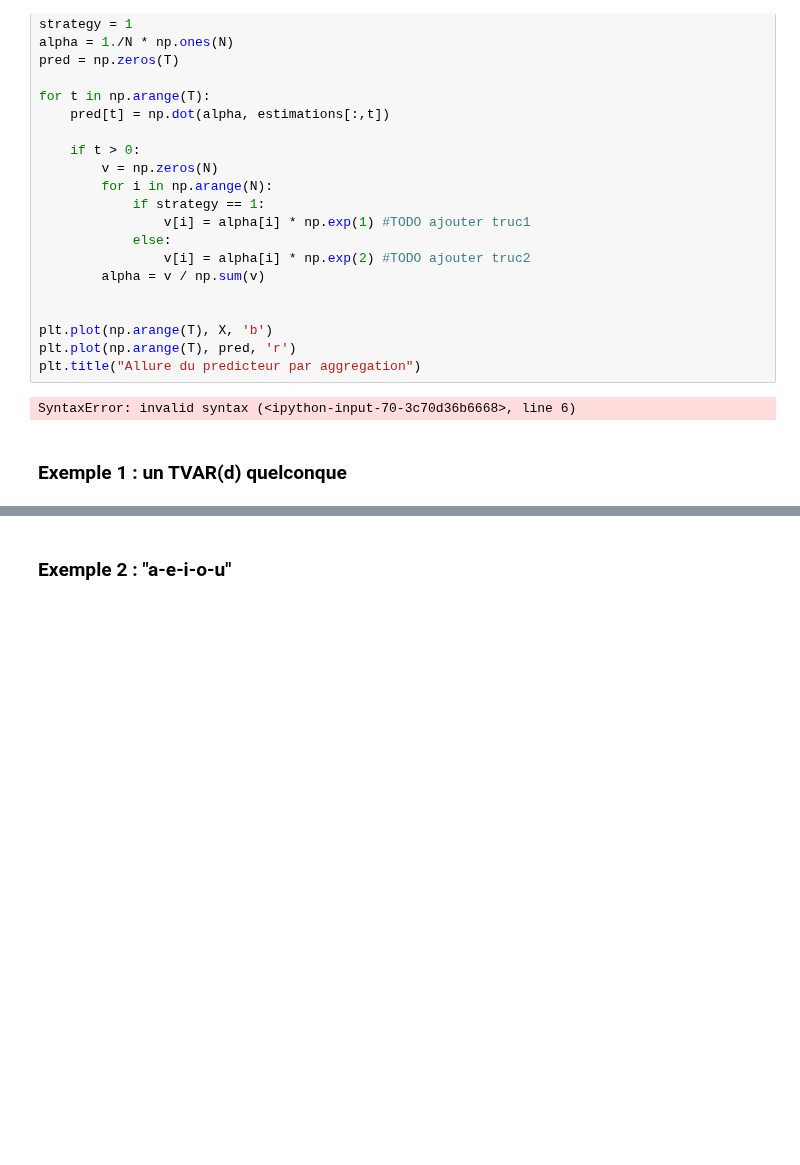
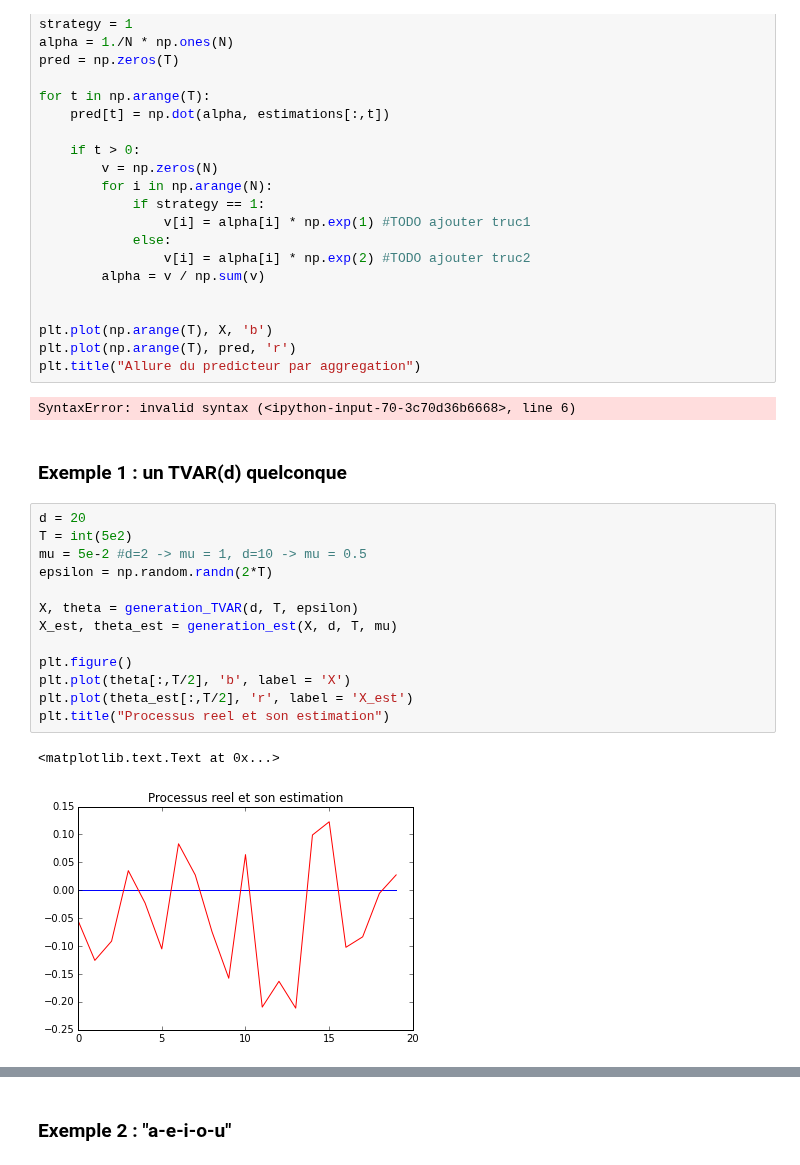
Before and after one commit to jngod2011/TVAR_Prediction, a Jupyter notebook: TVAR_d.ipynb, the cells around one changed output, grey strips where cells are left out. Drawn from its saved outputs; the diff is of its cells as text; blank space fills up the shorter version.

```diff
--- a/TVAR_d.ipynb
+++ b/TVAR_d.ipynb
@@ -146,3 +142,19 @@ plt.title("Allure du predicteur par aggregation")
 SyntaxError: invalid syntax (<ipython-input-70-3c70d36b6668>, line 6)
 # %% [markdown]
 ### Exemple 1 : un TVAR(d) quelconque
+# %%
+d = 20
+T = int(5e2)
+mu = 5e-2 #d=2 -> mu = 1, d=10 -> mu = 0.5
+epsilon = np.random.randn(2*T)
+
+X, theta = generation_TVAR(d, T, epsilon)
+X_est, theta_est = generation_est(X, d, T, mu)
+
+plt.figure()
+plt.plot(theta[:,T/2], 'b', label = 'X')
+plt.plot(theta_est[:,T/2], 'r', label = 'X_est')
+plt.title("Processus reel et son estimation")
+# %% [output]
+<matplotlib.text.Text at 0x...>
+[figure, added]
```
Also changed, not shown: parts of 7 cells of this notebook.
